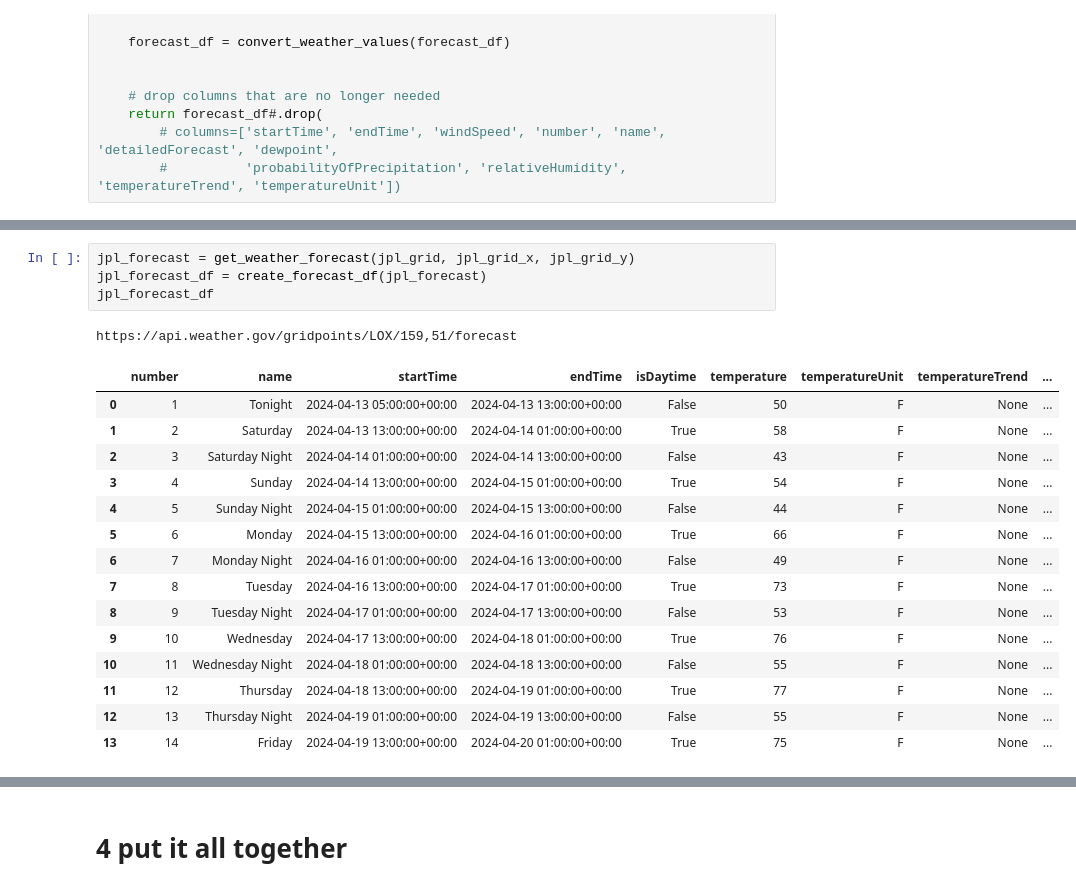
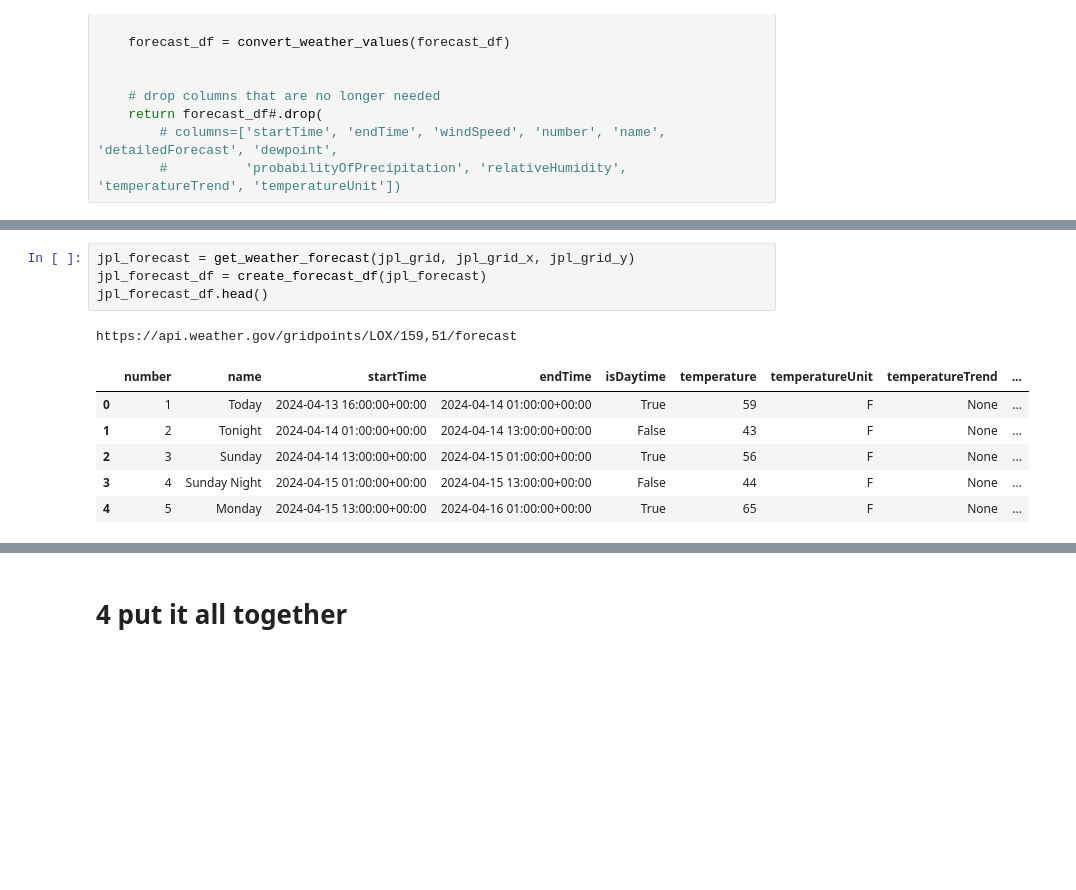
Before and after one commit to denny-lehman/ev_charging, a Jupyter notebook: data/future_weather.ipynb, the cells around one changed output, grey strips where cells are left out. Saved outputs shown, nothing was run; the diff lists cells and outputs as text; blank space fills up the shorter version.

```diff
--- a/data/future_weather.ipynb
+++ b/data/future_weather.ipynb
@@ -350,24 +342,15 @@ ct_hourly_forecast_df
 # %%
 jpl_forecast = get_weather_forecast(jpl_grid, jpl_grid_x, jpl_grid_y)
 jpl_forecast_df = create_forecast_df(jpl_forecast)
-jpl_forecast_df
+jpl_forecast_df.head()
 # %% [output]
 https://api.weather.gov/gridpoints/LOX/159,51/forecast
 |  | number | name | startTime | endTime | isDaytime | temperature | temperatureUnit | temperatureTrend | ... |
-| 0 | 1 | Tonight | 2024-04-13 05:00:00+00:00 | 2024-04-13 13:00:00+00:00 | False | 50 | F | None | ... |
-| 1 | 2 | Saturday | 2024-04-13 13:00:00+00:00 | 2024-04-14 01:00:00+00:00 | True | 58 | F | None | ... |
-| 2 | 3 | Saturday Night | 2024-04-14 01:00:00+00:00 | 2024-04-14 13:00:00+00:00 | False | 43 | F | None | ... |
-| 3 | 4 | Sunday | 2024-04-14 13:00:00+00:00 | 2024-04-15 01:00:00+00:00 | True | 54 | F | None | ... |
-| 4 | 5 | Sunday Night | 2024-04-15 01:00:00+00:00 | 2024-04-15 13:00:00+00:00 | False | 44 | F | None | ... |
-| 5 | 6 | Monday | 2024-04-15 13:00:00+00:00 | 2024-04-16 01:00:00+00:00 | True | 66 | F | None | ... |
-| 6 | 7 | Monday Night | 2024-04-16 01:00:00+00:00 | 2024-04-16 13:00:00+00:00 | False | 49 | F | None | ... |
-| 7 | 8 | Tuesday | 2024-04-16 13:00:00+00:00 | 2024-04-17 01:00:00+00:00 | True | 73 | F | None | ... |
-| 8 | 9 | Tuesday Night | 2024-04-17 01:00:00+00:00 | 2024-04-17 13:00:00+00:00 | False | 53 | F | None | ... |
-| 9 | 10 | Wednesday | 2024-04-17 13:00:00+00:00 | 2024-04-18 01:00:00+00:00 | True | 76 | F | None | ... |
-| 10 | 11 | Wednesday Night | 2024-04-18 01:00:00+00:00 | 2024-04-18 13:00:00+00:00 | False | 55 | F | None | ... |
-| 11 | 12 | Thursday | 2024-04-18 13:00:00+00:00 | 2024-04-19 01:00:00+00:00 | True | 77 | F | None | ... |
-| 12 | 13 | Thursday Night | 2024-04-19 01:00:00+00:00 | 2024-04-19 13:00:00+00:00 | False | 55 | F | None | ... |
-| 13 | 14 | Friday | 2024-04-19 13:00:00+00:00 | 2024-04-20 01:00:00+00:00 | True | 75 | F | None | ... |
+| 0 | 1 | Today | 2024-04-13 16:00:00+00:00 | 2024-04-14 01:00:00+00:00 | True | 59 | F | None | ... |
+| 1 | 2 | Tonight | 2024-04-14 01:00:00+00:00 | 2024-04-14 13:00:00+00:00 | False | 43 | F | None | ... |
+| 2 | 3 | Sunday | 2024-04-14 13:00:00+00:00 | 2024-04-15 01:00:00+00:00 | True | 56 | F | None | ... |
+| 3 | 4 | Sunday Night | 2024-04-15 01:00:00+00:00 | 2024-04-15 13:00:00+00:00 | False | 44 | F | None | ... |
+| 4 | 5 | Monday | 2024-04-15 13:00:00+00:00 | 2024-04-16 01:00:00+00:00 | True | 65 | F | None | ... |
 # %%
 office_forecast = get_weather_forecast(office_grid, office_grid_x, office_grid_y)
 office_forecast_df = create_forecast_df(office_forecast)
```
Also changed, not shown: parts of 9 cells of this notebook, 1 other file.
